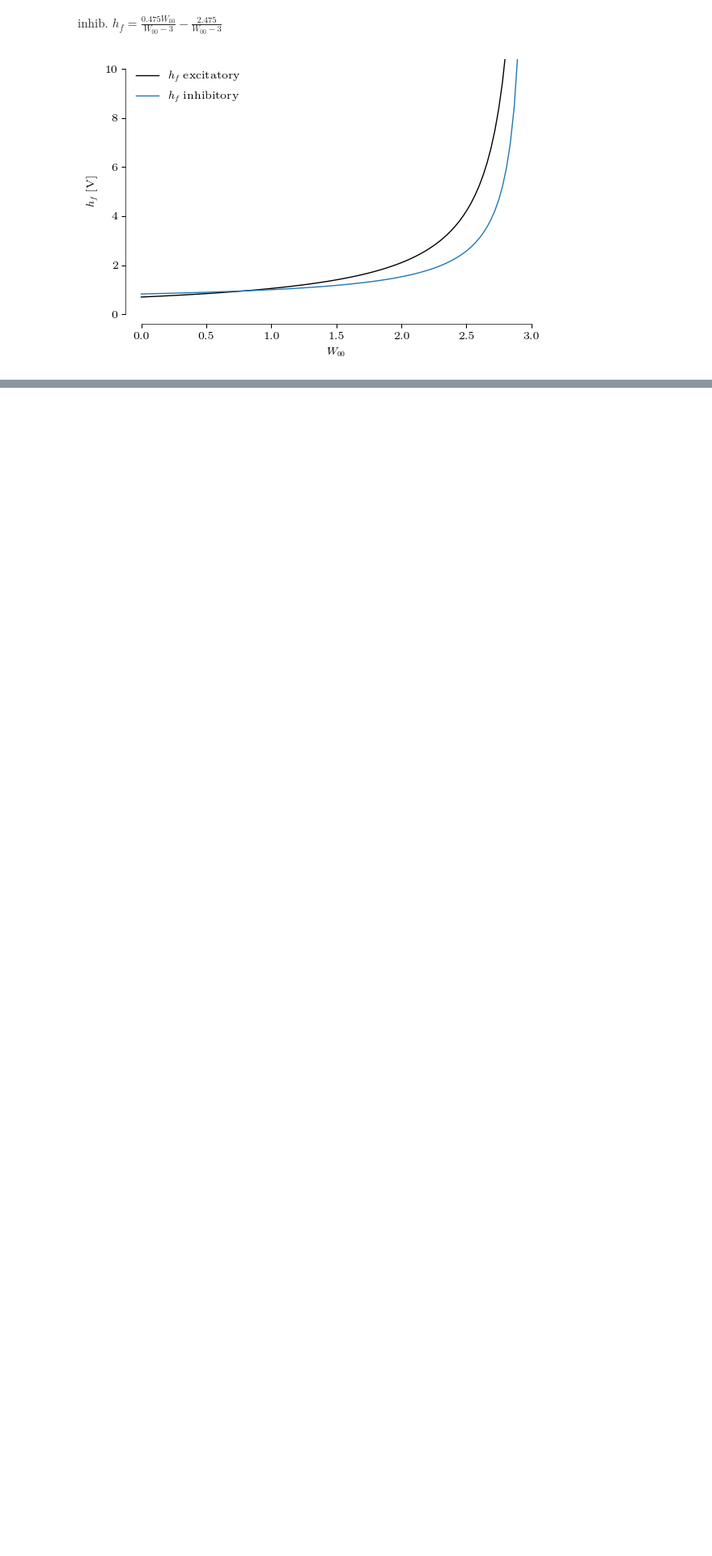
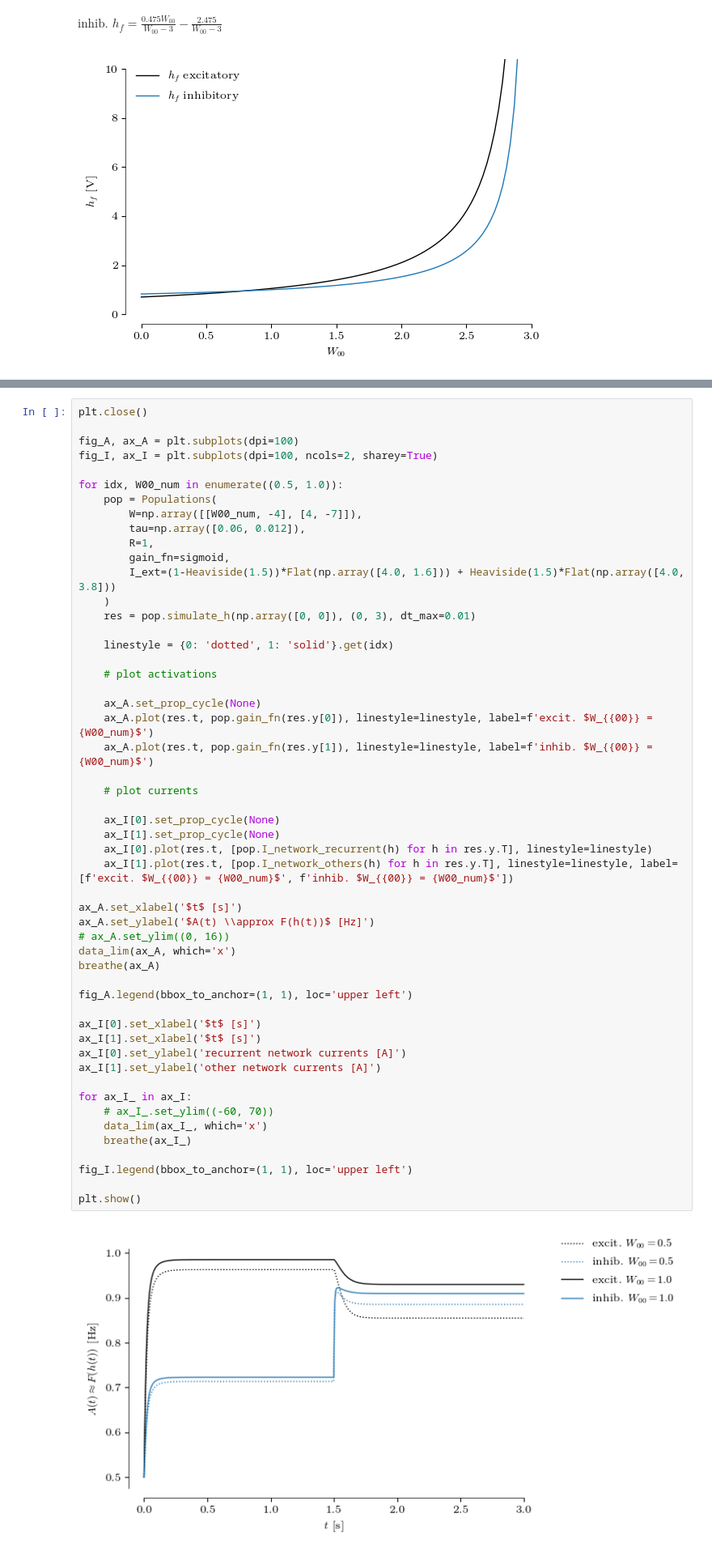
Before and after one commit to ninivert/BIO465-cortical-surround-suppression, a Jupyter notebook: src/notebook.ipynb, the cells around one changed output, grey strips where cells are left out. Shown: that part at 81% size. Drawn from its saved outputs; the diff is of its cells as text; blank space fills up the shorter version.

```diff
--- a/src/notebook.ipynb
+++ b/src/notebook.ipynb
@@ -489,0 +494,54 @@ TODO : make weights propto cos(delta angle between neurons) ? (delta = 0 -> maxi
+# %%
+plt.close()
+
+fig_A, ax_A = plt.subplots(dpi=100)
+fig_I, ax_I = plt.subplots(dpi=100, ncols=2, sharey=True)
+
+for idx, W00_num in enumerate((0.5, 1.0)):
+	pop = Populations(
+		W=np.array([[W00_num, -4], [4, -7]]),
+		tau=np.array([0.06, 0.012]),
+		R=1,
+		gain_fn=sigmoid,
+		I_ext=(1-Heaviside(1.5))*Flat(np.array([4.0, 1.6])) + Heaviside(1.5)*Flat(np.array([4.0, 3.8]))
+	)
+	res = pop.simulate_h(np.array([0, 0]), (0, 3), dt_max=0.01)
+
+	linestyle = {0: 'dotted', 1: 'solid'}.get(idx)
+
+	# plot activations
+
+	ax_A.set_prop_cycle(None)
+	ax_A.plot(res.t, pop.gain_fn(res.y[0]), linestyle=linestyle, label=f'excit. $W_{{00}} = {W00_num}$')
+	ax_A.plot(res.t, pop.gain_fn(res.y[1]), linestyle=linestyle, label=f'inhib. $W_{{00}} = {W00_num}$')
+
+	# plot currents
+
+	ax_I[0].set_prop_cycle(None)
+	ax_I[1].set_prop_cycle(None)
+	ax_I[0].plot(res.t, [pop.I_network_recurrent(h) for h in res.y.T], linestyle=linestyle)
+	ax_I[1].plot(res.t, [pop.I_network_others(h) for h in res.y.T], linestyle=linestyle, label=[f'excit. $W_{{00}} = {W00_num}$', f'inhib. $W_{{00}} = {W00_num}$'])
+
+ax_A.set_xlabel('$t$ [s]')
+ax_A.set_ylabel('$A(t) \\approx F(h(t))$ [Hz]')
+# ax_A.set_ylim((0, 16))
+data_lim(ax_A, which='x')
+breathe(ax_A)
+
+fig_A.legend(bbox_to_anchor=(1, 1), loc='upper left')
+
+ax_I[0].set_xlabel('$t$ [s]')
+ax_I[1].set_xlabel('$t$ [s]')
+ax_I[0].set_ylabel('recurrent network currents [A]')
+ax_I[1].set_ylabel('other network currents [A]')
+
+for ax_I_ in ax_I:
+	# ax_I_.set_ylim((-60, 70))
+	data_lim(ax_I_, which='x')
+	breathe(ax_I_)
+
+fig_I.legend(bbox_to_anchor=(1, 1), loc='upper left')
+
+plt.show()
+# %% [output]
+[figure, added]
```
Also changed, not shown: parts of 5 cells of this notebook.
